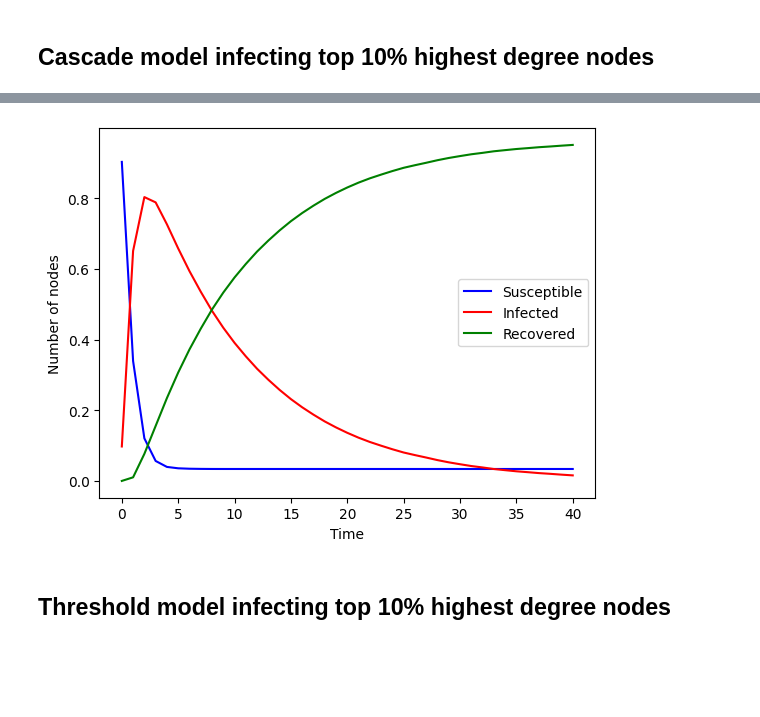
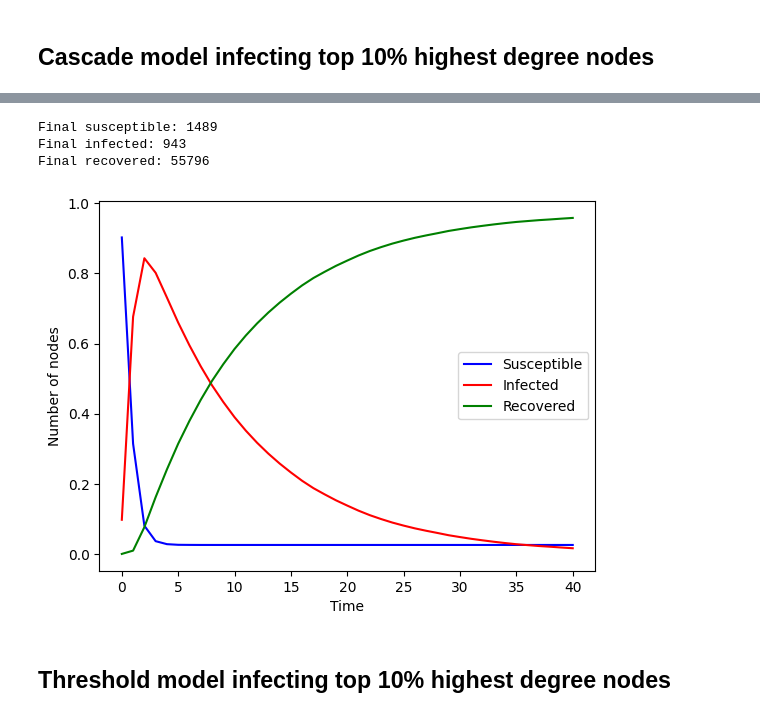
Before and after one commit to NetworkGang/NA-Project, a Jupyter notebook: src/Spreading.ipynb, the cells around one changed output, grey strips where cells are left out. Saved outputs shown, nothing was run; the diff lists cells and outputs as text; code cells hidden in the pictures; blank space fills up the shorter version.

Commit message:
Add function to plot

```diff
--- a/src/Spreading.ipynb
+++ b/src/Spreading.ipynb
@@ -250,5 +84,48 @@ for b in betweenness[:int(len(betweenness)*0.1)]:
 print(top_betweenness_nodes)
 # %% [output]
 [0, 1, 2, 3, 4, 5, 6, 7, 8, 9, 10, 11, 12, 13, 14, 15, 16, 17, 18, 19, 20, 21, 22, 23, 24, 25, 26, 27, 28, 29, 30, 31, 32, 33, 34, 35, 36, 37, 38, 39, 40, 41, 42, 43, 45, 46, 47, 48, 49, 50, 51, 52, 5 ...
+# %%
+def plot_graph(Model, start_nodes, param1, param2):
+    model = Model(G)
+    theta, gamma = param1, param2
+    model.set_parameters(theta, gamma)
+    # Initial infected
+    model.set_initial_infected(start_nodes)
+    results = model.iterate(40)
+
+    # Info
+    # Number at final step
+    final_sus = list(results[-1][0].values()).count(0)
+    final_inf = list(results[-1][0].values()).count(1)
+    final_rec = list(results[-1][0].values()).count(2)
+    print(f"Final susceptible: {final_sus}")
+    print(f"Final infected: {final_inf}")
+    print(f"Final recovered: {final_rec}")
+    # Plotting  the graph
+    num_susceptible = [len(G.nodes) - len(initial_infected)]
+    num_infected = [len(initial_infected)]
+    num_recovered = [0]
+    for state, i, r in results:
+        num_susceptible.append(list(state.values()).count(0))
+        num_infected.append(list(state.values()).count(1))
+        num_recovered.append(list(state.values()).count(2))
+
+    num_susceptible = np.array(num_susceptible)
+    num_infected = np.array(num_infected)
+    num_recovered = np.array(num_recovered)
+    # print(num_susceptible, num_infected, num_recovered)
+
+    # get proportion
+    prop_susceptible = num_susceptible / len(G.nodes)
+    prop_infected = num_infected / len(G.nodes)
+    prop_recovered = num_recovered / len(G.nodes)
+
+    plt.plot(prop_susceptible, label="Susceptible", color="blue")
+    plt.plot(prop_infected, label="Infected", color="red")
+    plt.plot(prop_recovered, label="Recovered", color="green")
+    plt.legend()
+    plt.xlabel("Time")
+    plt.ylabel("Number of nodes")
+    plt.show()
 # %% [markdown]
 ## Cascade model infecting top 10% highest degree nodes
@@ -277,31 +132,9 @@ Final recovered: 55349
-# %%
-# Plotting  the graph
-num_susceptible = [len(G.nodes) - len(initial_infected)]
-num_infected = [len(initial_infected)]
-num_recovered = [0]
-for state, i, r in results:
-    num_susceptible.append(list(state.values()).count(0))
-    num_infected.append(list(state.values()).count(1))
-    num_recovered.append(list(state.values()).count(2))
-
-num_susceptible = np.array(num_susceptible)
-num_infected = np.array(num_infected)
-num_recovered = np.array(num_recovered)
-# print(num_susceptible, num_infected, num_recovered)
-
-# get proportion
-prop_susceptible = num_susceptible / len(G.nodes)
-prop_infected = num_infected / len(G.nodes)
-prop_recovered = num_recovered / len(G.nodes)
-
-plt.plot(prop_susceptible, label="Susceptible", color="blue")
-plt.plot(prop_infected, label="Infected", color="red")
-plt.plot(prop_recovered, label="Recovered", color="green")
-plt.legend()
-plt.xlabel("Time")
-plt.ylabel("Number of nodes")
-plt.show()
-# %% [output]
-[figure, removed]
+# %%
+plot_graph(CascadeModel, 0.05, 0.1)
+# %% [output]
+Final susceptible: 1489
+Final infected: 943
+Final recovered: 55796
+[figure, added]
 # %% [markdown]
 ## Threshold model infecting top 10% highest degree nodes
```
Also changed, not shown: parts of 13 cells of this notebook.
